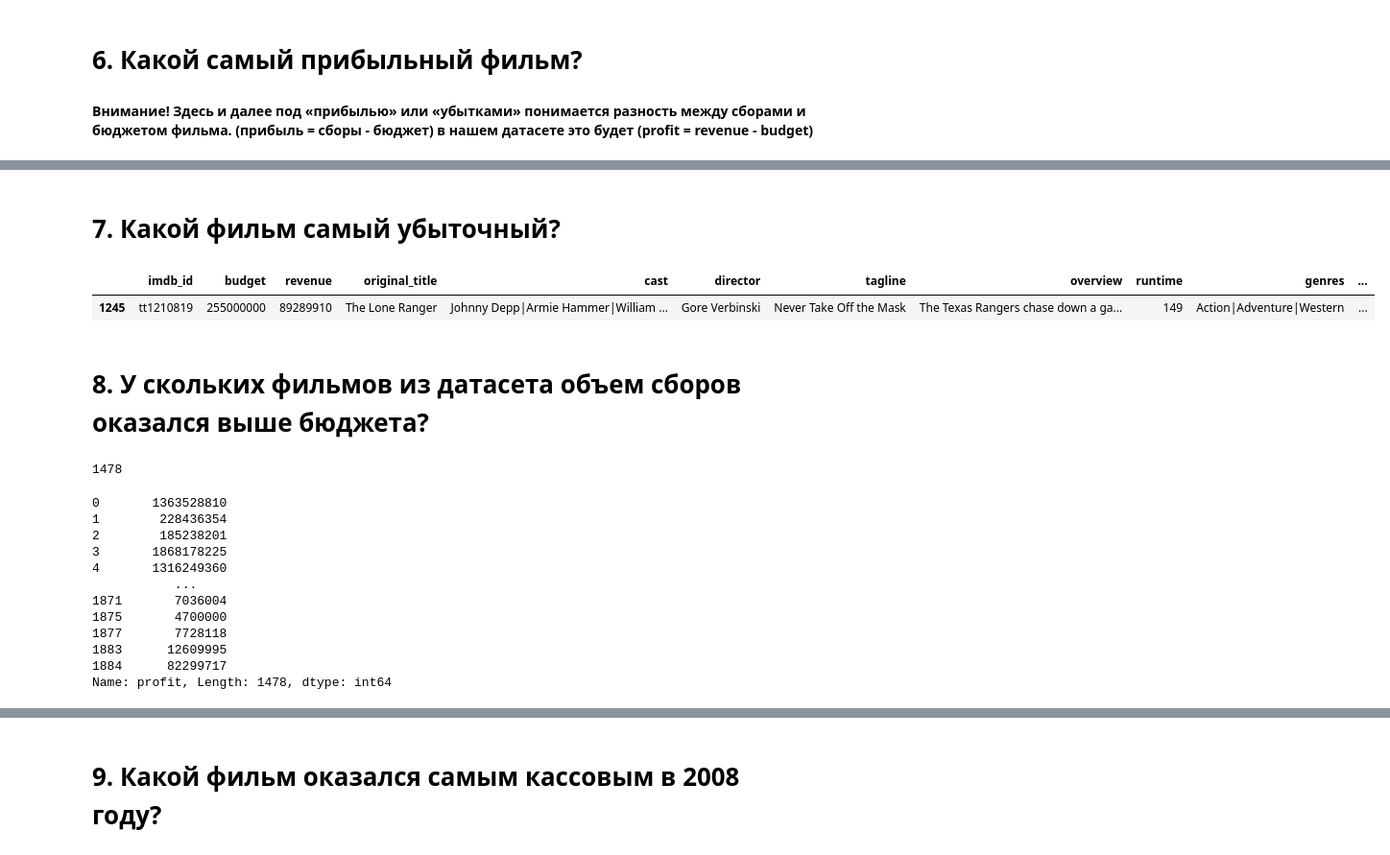
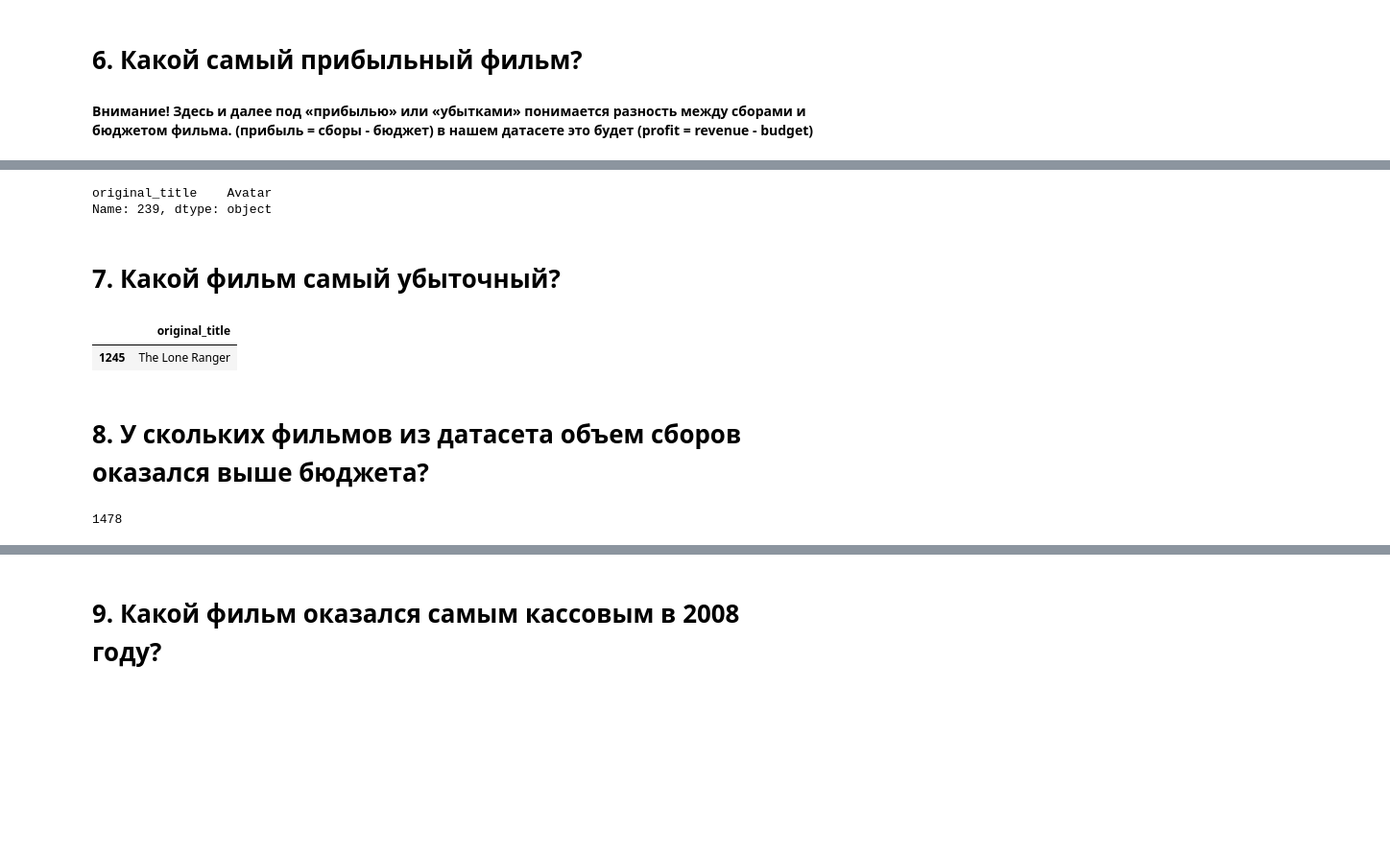
Before and after one commit to Golovolastik/skillfactory_rds, a Jupyter notebook: Movies_IMBD_v4.1_TEMPLATE.ipynb, the cells around one changed output, grey strips where cells are left out. Shown at 96% size. Saved outputs shown, nothing was run; the diff lists cells and outputs as text; code cells hidden in the pictures; blank space fills up the shorter version.

```diff
--- a/Movies_IMBD_v4.1_TEMPLATE.ipynb
+++ b/Movies_IMBD_v4.1_TEMPLATE.ipynb
@@ -144,31 +98,23 @@ data[data['profit'] == data['profit'].max()]
+# %%
+data.loc[data.profit.idxmax()][['original_title']]
+# %% [output]
+original_title    Avatar
+Name: 239, dtype: object
 # %% [markdown]
 # 7. Какой фильм самый убыточный?
 # %%
 answers['7'] = 'The Lone Ranger'
 # %%
-data[data.profit == data.profit.min()]
+data[data.profit == data.profit.min()][['original_title']]
 # %% [output]
-|  | imdb_id | budget | revenue | original_title | cast | director | tagline | overview | runtime | genres | ... |
-| 1245 | tt1210819 | 255000000 | 89289910 | The Lone Ranger | Johnny Depp|Armie Hammer|William ... | Gore Verbinski | Never Take Off the Mask | The Texas Rangers chase down a ga... | 149 | Action|Adventure|Western | ... |
+|  | original_title |
+| 1245 | The Lone Ranger |
 # %% [markdown]
 # 8. У скольких фильмов из датасета объем сборов оказался выше бюджета?
 # %%
 answers['8'] = '1478'
 # %%
-print(len(data.profit[data.profit > 0]))
-data.profit[data.profit > 0]
+len(data.profit[data.profit > 0])
 # %% [output]
 1478
-0       1363528810
-1        228436354
-2        185238201
-3       1868178225
-4       1316249360
-           ...
-1871       7036004
-1875       4700000
-1877       7728118
-1883      12609995
-1884      82299717
-Name: profit, Length: 1478, dtype: int64
 # %%
```
Also changed, not shown: parts of 80 cells of this notebook.
